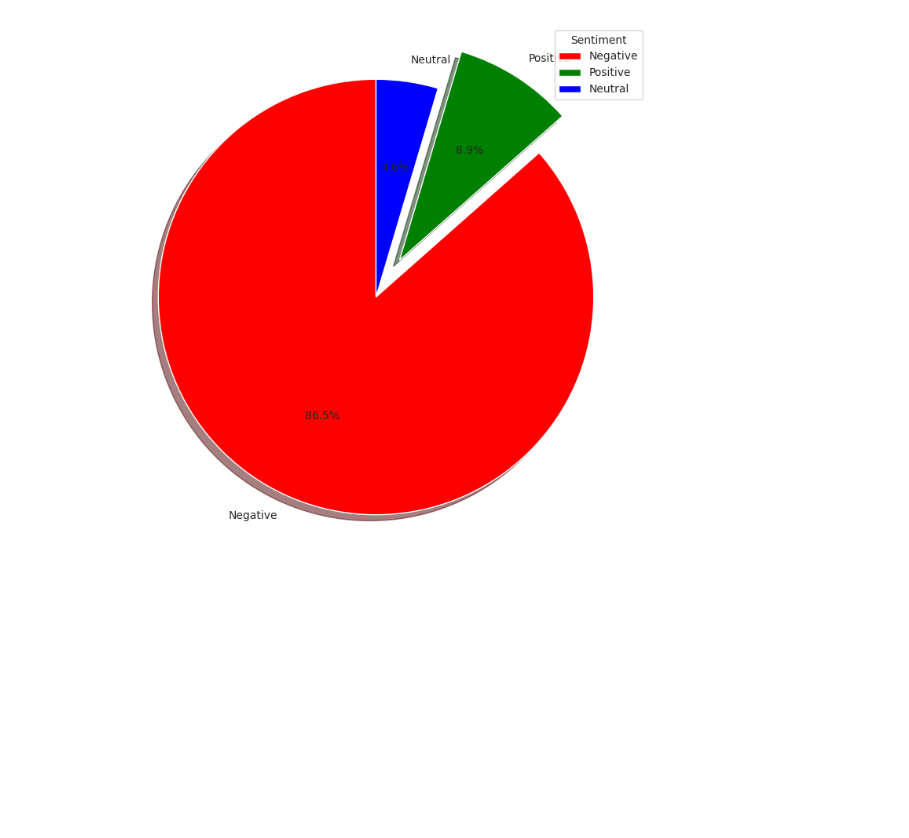
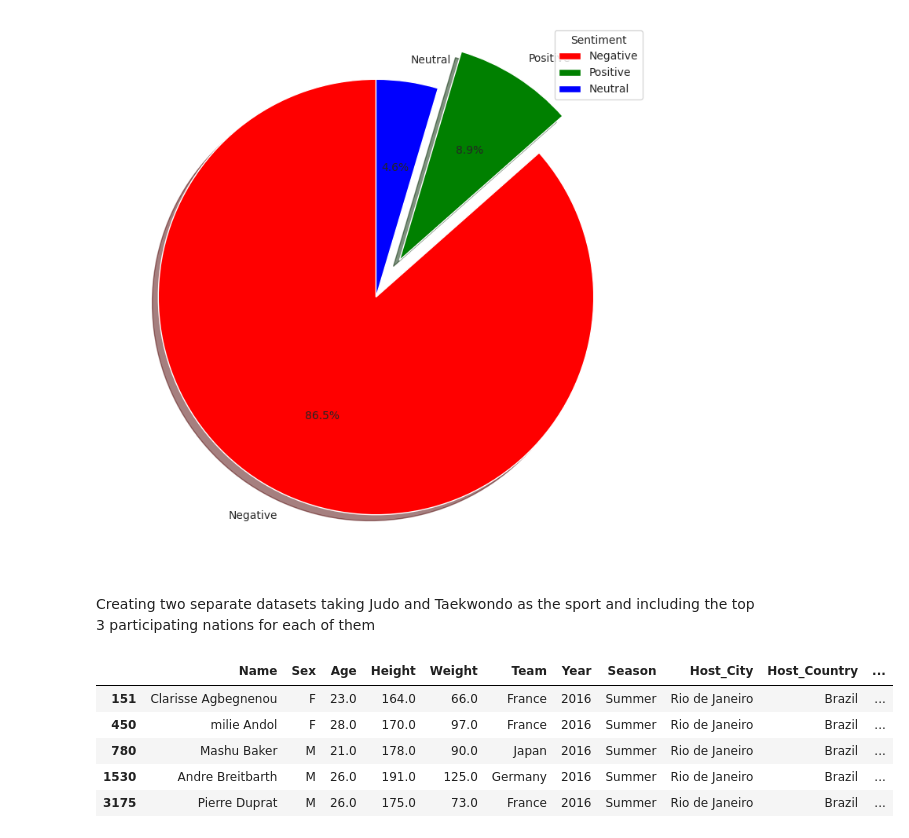
Before and after one commit to adityabadve12/Olympics_data, a Jupyter notebook: Olympics.ipynb, the cells around one changed output. Drawn from its saved outputs; the diff is of its cells as text; code cells hidden in the pictures; blank space fills up the shorter version.

```diff
--- a/Olympics.ipynb
+++ b/Olympics.ipynb
@@ -564,3 +564,22 @@ plt.legend(title ='Sentiment')
 plt.show()
 # %% [output]
 [figure]
+# %% [markdown]
+Creating two separate datasets taking Judo and Taekwondo as the sport and including the top 3 participating nations for each of them
+# %%
+import pandas as pd
+df = pd.read_csv("/content/Olympics.csv")
+df_judo = df[df['Sport']=='Judo']
+
+df_judo['Team'].value_counts()
+
+df_judo_top3 = df_judo.loc[df_judo['Team'].isin(['Germany','France','Japan'])]
+
+df_judo_top3.head()
+# %% [output]
+|  | Name | Sex | Age | Height | Weight | Team | Year | Season | Host_City | Host_Country | ... |
+| 151 | Clarisse Agbegnenou | F | 23.0 | 164.0 | 66.0 | France | 2016 | Summer | Rio de Janeiro | Brazil | ... |
+| 450 | milie Andol | F | 28.0 | 170.0 | 97.0 | France | 2016 | Summer | Rio de Janeiro | Brazil | ... |
+| 780 | Mashu Baker | M | 21.0 | 178.0 | 90.0 | Japan | 2016 | Summer | Rio de Janeiro | Brazil | ... |
+| 1530 | Andre Breitbarth | M | 26.0 | 191.0 | 125.0 | Germany | 2016 | Summer | Rio de Janeiro | Brazil | ... |
+| 3175 | Pierre Duprat | M | 26.0 | 175.0 | 73.0 | France | 2016 | Summer | Rio de Janeiro | Brazil | ... |
```
Also changed, not shown: parts of 6 cells of this notebook.
